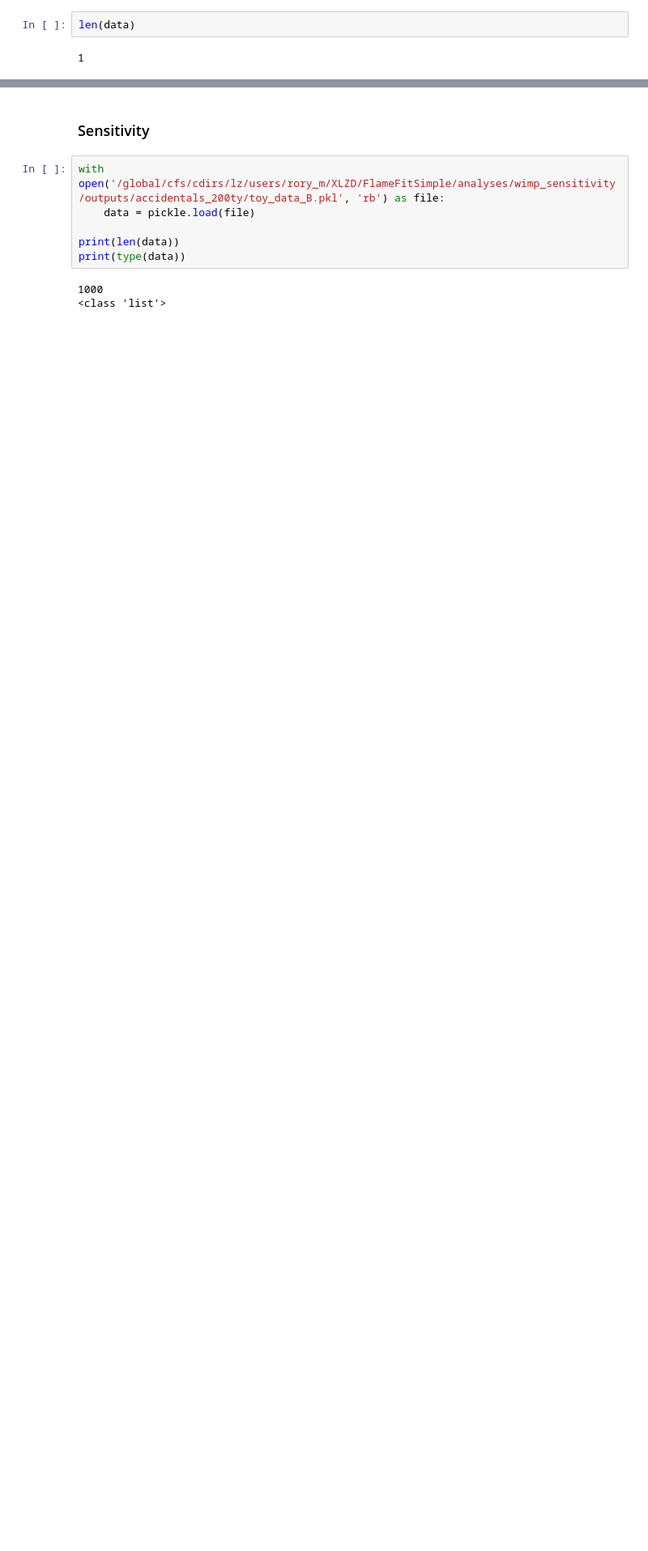
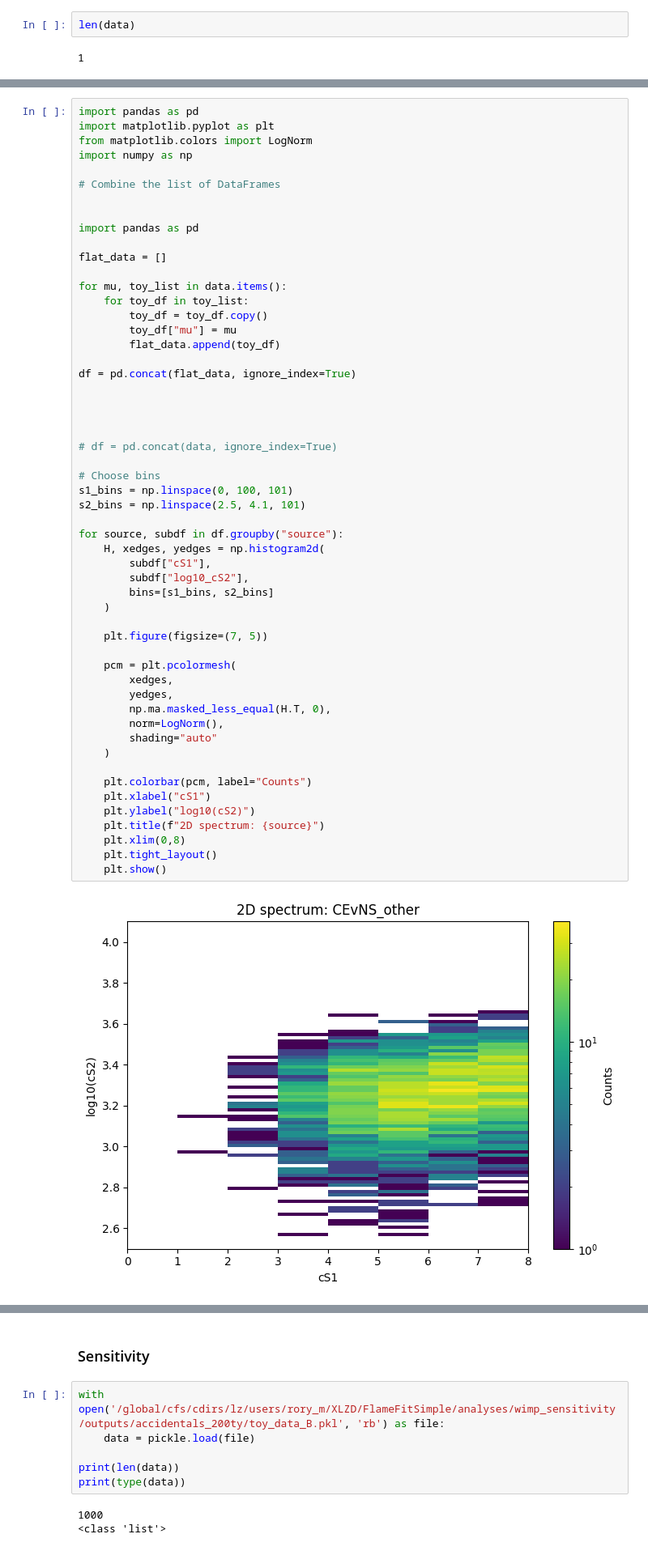
Before and after one commit to robertsjames/FlameFitSimple, a Jupyter notebook: python_notebooks/toy_spectra_opener.ipynb, the cells around one changed output, grey strips where cells are left out. Shown at 81% size. Drawn from its saved outputs; the diff is of its cells as text; blank space fills up the shorter version.

```diff
--- a/python_notebooks/toy_spectra_opener.ipynb
+++ b/python_notebooks/toy_spectra_opener.ipynb
@@ -112,0 +169,56 @@ for source, subdf in df.groupby("source"):
+# %%
+import pandas as pd
+import matplotlib.pyplot as plt
+from matplotlib.colors import LogNorm
+import numpy as np
+
+# Combine the list of DataFrames
+
+
+import pandas as pd
+
+flat_data = []
+
+for mu, toy_list in data.items():
+    for toy_df in toy_list:
+        toy_df = toy_df.copy()
+        toy_df["mu"] = mu
+        flat_data.append(toy_df)
+
+df = pd.concat(flat_data, ignore_index=True)
+
+
+
+
+# df = pd.concat(data, ignore_index=True)
+
+# Choose bins
+s1_bins = np.linspace(0, 100, 101)
+s2_bins = np.linspace(2.5, 4.1, 101)
+
+for source, subdf in df.groupby("source"):
+    H, xedges, yedges = np.histogram2d(
+        subdf["cS1"],
+        subdf["log10_cS2"],
+        bins=[s1_bins, s2_bins]
+    )
+
+    plt.figure(figsize=(7, 5))
+
+    pcm = plt.pcolormesh(
+        xedges,
+        yedges,
+        np.ma.masked_less_equal(H.T, 0),
+        norm=LogNorm(),
+        shading="auto"
+    )
+
+    plt.colorbar(pcm, label="Counts")
+    plt.xlabel("cS1")
+    plt.ylabel("log10(cS2)")
+    plt.title(f"2D spectrum: {source}")
+    plt.xlim(0,8)
+    plt.tight_layout()
+    plt.show()
+# %% [output]
+[figure, added]
```
Also changed, not shown: parts of 8 cells of this notebook, 27 other files.
